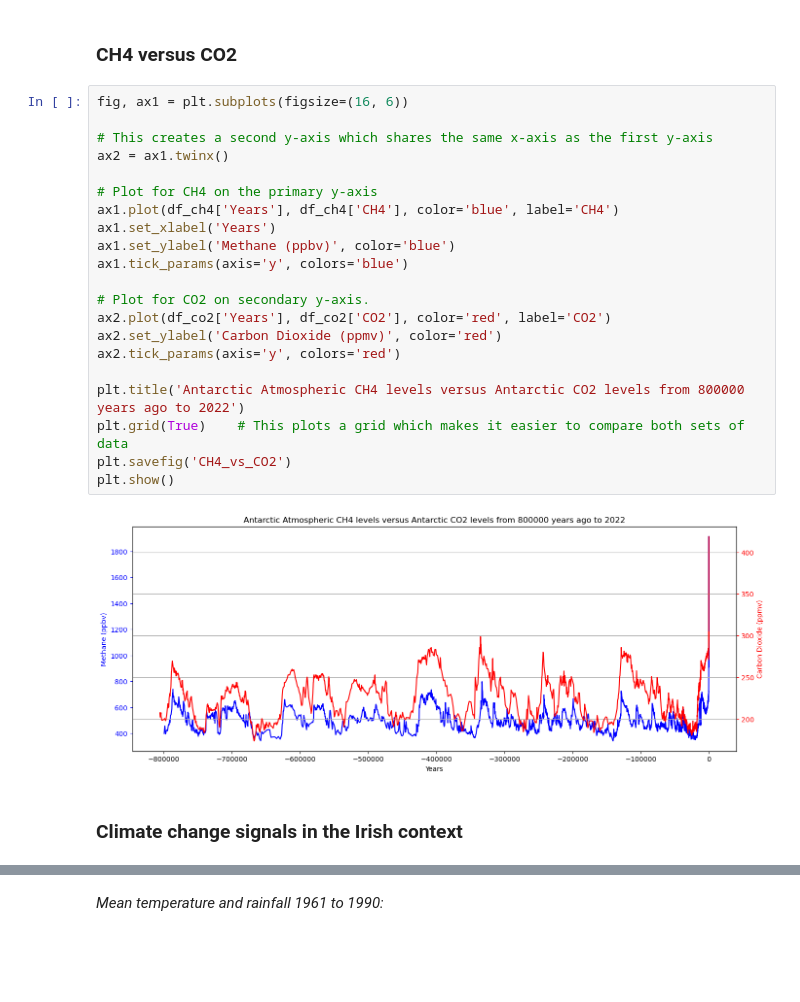
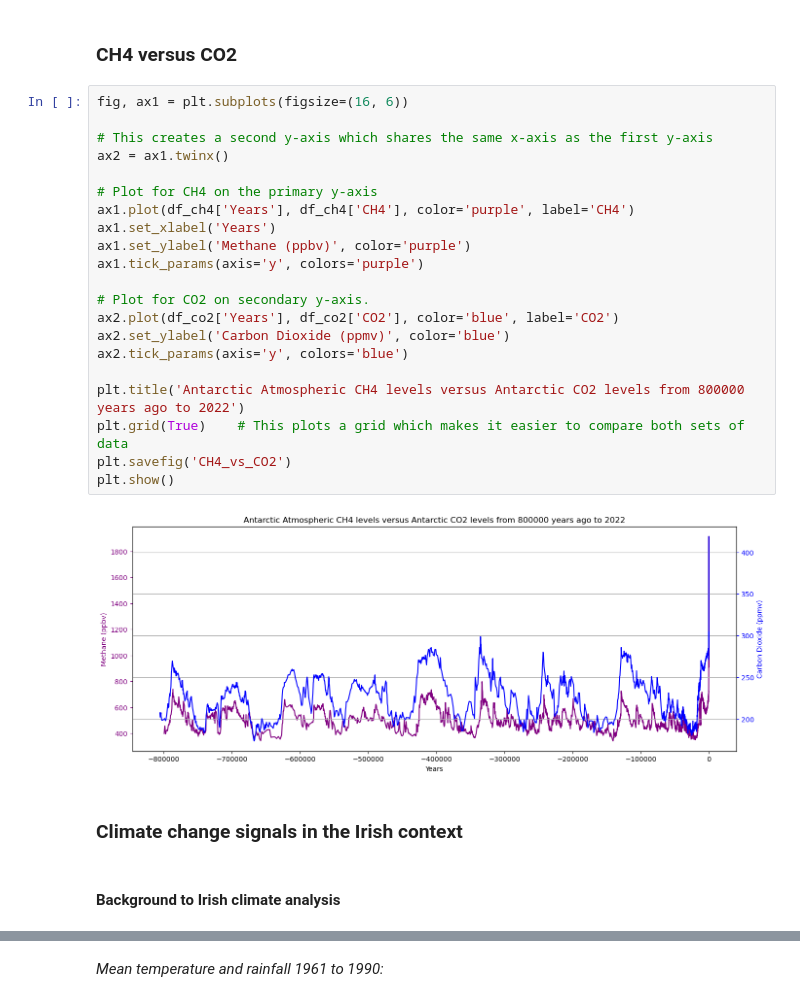
Before and after one commit to jmce22/pfda_project2, a Jupyter notebook: pfda_project2.ipynb, the cells around one changed output, grey strips where cells are left out. Drawn from its saved outputs; the diff is of its cells as text; blank space fills up the shorter version.

```diff
--- a/pfda_project2.ipynb
+++ b/pfda_project2.ipynb
@@ -862,28 +909,30 @@ Here we can see that the period of higher temperatures is associated with higher
 # %%
 fig, ax1 = plt.subplots(figsize=(16, 6))
 
 # This creates a second y-axis which shares the same x-axis as the first y-axis
 ax2 = ax1.twinx()
 
 # Plot for CH4 on the primary y-axis
-ax1.plot(df_ch4['Years'], df_ch4['CH4'], color='blue', label='CH4')
+ax1.plot(df_ch4['Years'], df_ch4['CH4'], color='purple', label='CH4')
 ax1.set_xlabel('Years')
-ax1.set_ylabel('Methane (ppbv)', color='blue')
-ax1.tick_params(axis='y', colors='blue')
+ax1.set_ylabel('Methane (ppbv)', color='purple')
+ax1.tick_params(axis='y', colors='purple')
 
 # Plot for CO2 on secondary y-axis.
-ax2.plot(df_co2['Years'], df_co2['CO2'], color='red', label='CO2')
-ax2.set_ylabel('Carbon Dioxide (ppmv)', color='red')
-ax2.tick_params(axis='y', colors='red')
+ax2.plot(df_co2['Years'], df_co2['CO2'], color='blue', label='CO2')
+ax2.set_ylabel('Carbon Dioxide (ppmv)', color='blue')
+ax2.tick_params(axis='y', colors='blue')
 
 plt.title('Antarctic Atmospheric CH4 levels versus Antarctic CO2 levels from 800000 years ago to 2022')
 plt.grid(True)    # This plots a grid which makes it easier to compare both sets of data
 plt.savefig('CH4_vs_CO2')
 plt.show()
 # %% [output]
-[figure, old version]
+[figure, new version]
 # %% [markdown]
 ### Climate change signals in the Irish context ###
+# %% [markdown]
+#### Background to Irish climate analysis ####
 # %% [markdown]
 I will now investigate the relationship between global increases in temperature and more local climate conditions. In December 2023, a paper on this topic written by a group of Irish climate scientists appeared in the journal 'Weather and Climate Extremes'; the title of the paper is "The emergence of a climate change signal in long-term Irish meteorological observation". The authors used composite data for temperature and rainfall for the island of Ireland to compare seasonal and annual means and extremes for this data, plus pre-defined climate indices based on the data, against the corresponding data for the base period 1961 to 1990 (which they call Standard Climate Normal, or SCN) on the island of Ireland. They used 14 temperature indices and 5 rainfall indices.
 
```
Also changed, not shown: parts of 32 cells of this notebook, 3 other files.
